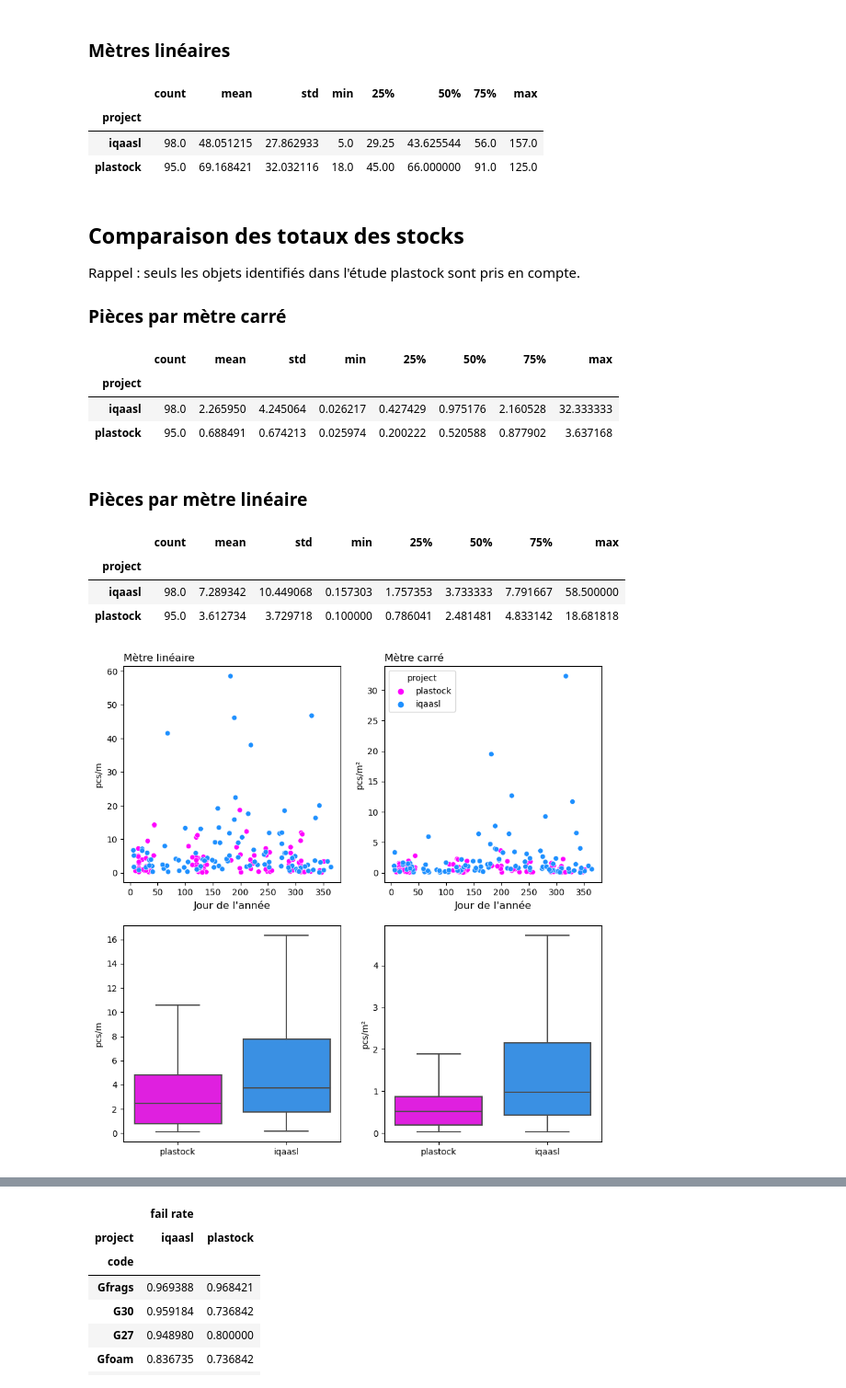
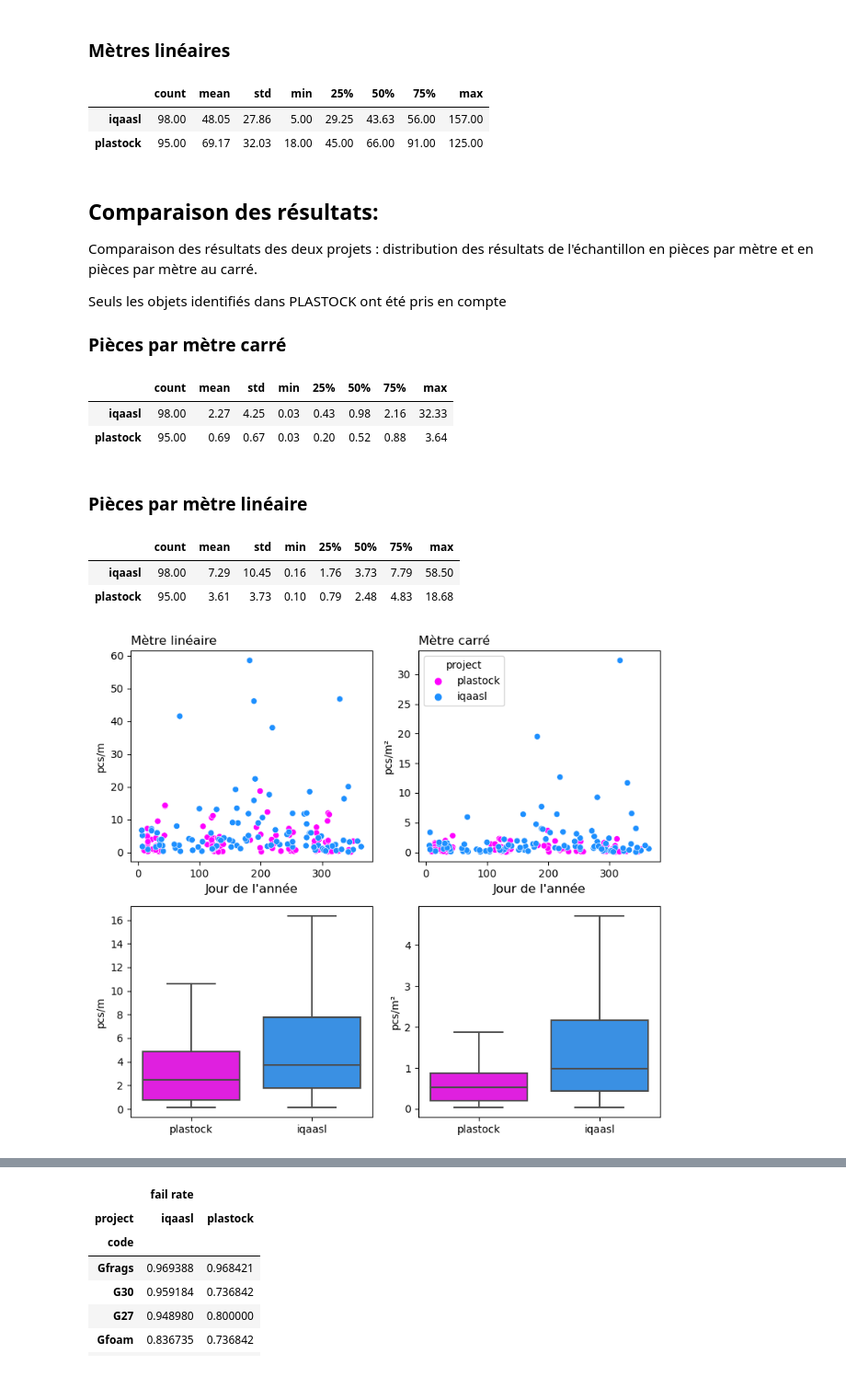
Before and after one commit to AssociationSauvegardeLeman/plastock, a Jupyter notebook: plastock_iqaasl.ipynb, the cells around one changed output, grey strips where cells are left out. Shown at 92% size. Cells and saved outputs as stored; diff of their text form; code cells hidden in the pictures.

Commit message:
added table styles, chart labels. added ecdf plots and histograms.

```diff
--- a/plastock_iqaasl.ipynb
+++ b/plastock_iqaasl.ipynb
@@ -218,56 +226,60 @@ combined_dt.groupby("project")["area"].describe()
 # %% [markdown]
 ### Mètres linéaires
 # %%
-combined_dt.groupby("project")["length"].describe()
+table_two = combined_dt.groupby("project")["length"].describe()
+table_two.index.name = None
+table_two.style.format(precision=2).set_table_styles(table_css_styles)
 # %% [output]
 |  | count | mean | std | min | 25% | 50% | 75% | max |
-| project |  |  |  |  |  |  |  |  |
-| iqaasl | 98.0 | 48.051215 | 27.862933 | 5.0 | 29.25 | 43.625544 | 56.0 | 157.0 |
-| plastock | 95.0 | 69.168421 | 32.032116 | 18.0 | 45.00 | 66.000000 | 91.0 | 125.0 |
+| iqaasl | 98.00 | 48.05 | 27.86 | 5.00 | 29.25 | 43.63 | 56.00 | 157.00 |
+| plastock | 95.00 | 69.17 | 32.03 | 18.00 | 45.00 | 66.00 | 91.00 | 125.00 |
 # %% [markdown]
-## Comparaison des totaux des stocks
+## Comparaison des résultats:
 
-Rappel : seuls les objets identifiés dans l'étude plastock sont pris en compte.
+Comparaison des résultats des deux projets : distribution des résultats de l'échantillon en pièces par mètre et en pièces par mètre au carré.
+
+Seuls les objets identifiés dans PLASTOCK ont été pris en compte
+
 
 ### Pièces par mètre carré
 # %%
-summary_parea = combined_dt.groupby("project")["pcs/m²"].describe()
-summary_parea
+table_three = combined_dt.groupby("project")["pcs/m²"].describe()
+table_three.index.name = None
+table_three.style.format(precision=2).set_table_styles(table_css_styles)
 # %% [output]
 |  | count | mean | std | min | 25% | 50% | 75% | max |
-| project |  |  |  |  |  |  |  |  |
-| iqaasl | 98.0 | 2.265950 | 4.245064 | 0.026217 | 0.427429 | 0.975176 | 2.160528 | 32.333333 |
-| plastock | 95.0 | 0.688491 | 0.674213 | 0.025974 | 0.200222 | 0.520588 | 0.877902 | 3.637168 |
+| iqaasl | 98.00 | 2.27 | 4.25 | 0.03 | 0.43 | 0.98 | 2.16 | 32.33 |
+| plastock | 95.00 | 0.69 | 0.67 | 0.03 | 0.20 | 0.52 | 0.88 | 3.64 |
 # %% [markdown]
 ### Pièces par mètre linéaire
 # %%
-summary_pm = combined_dt.groupby("project")["pcs/m"].describe()
-summary_pm
+table_four = combined_dt.groupby("project")["pcs/m"].describe()
+table_four.index.name = None
+table_four.style.format(precision=2).set_table_styles(table_css_styles)
 # %% [output]
 |  | count | mean | std | min | 25% | 50% | 75% | max |
-| project |  |  |  |  |  |  |  |  |
-| iqaasl | 98.0 | 7.289342 | 10.449068 | 0.157303 | 1.757353 | 3.733333 | 7.791667 | 58.500000 |
-| plastock | 95.0 | 3.612734 | 3.729718 | 0.100000 | 0.786041 | 2.481481 | 4.833142 | 18.681818 |
+| iqaasl | 98.00 | 7.29 | 10.45 | 0.16 | 1.76 | 3.73 | 7.79 | 58.50 |
+| plastock | 95.00 | 3.61 | 3.73 | 0.10 | 0.79 | 2.48 | 4.83 | 18.68 |
 # %%
-fig, ax = plt.subplots(2,2, figsize=(10, 10))
+fig, ax = plt.subplots(2,2, figsize=(8, 7))
 palette= {"iqaasl":"dodgerblue", "plastock":"magenta"}
 
 sns.scatterplot(data=combined_dt, x="doy", y="pcs/m", ax=ax[0,0], hue="project", palette=palette)
 sns.scatterplot(data=combined_dt, x="doy", y="pcs/m²", ax=ax[0,1], hue="project", palette=palette)
 sns.boxplot(data=combined_dt, x='project', y="pcs/m", ax=ax[1,0], hue="project", palette=palette, showfliers=False, dodge=False)
 sns.boxplot(data=combined_dt, x='project', y="pcs/m²", ax=ax[1,1], hue="project", palette=palette, showfliers=False, dodge=False)
 
 ax[0,0].set_title("Mètre linéaire", fontsize=12, loc="left")
 ax[0,1].set_title("Mètre carré", fontsize=12, loc="left")
 ax[0,0].set_xlabel("Jour de l'année", fontsize=12)
 ax[0,1].set_xlabel("Jour de l'année", fontsize=12)
 ax[1,0].set_xlabel("")
 ax[1,1].set_xlabel("")
 for anax in [ax[0,0], ax[1,0], ax[1,1]]:
     anax.get_legend().remove()
 
-
+plt.tight_layout()
 plt.show()
 # %% [output]
-[figure, old version]
+[figure, new version]
 # %%
```
Also changed, not shown: parts of 11 cells of this notebook, 1 other file.
